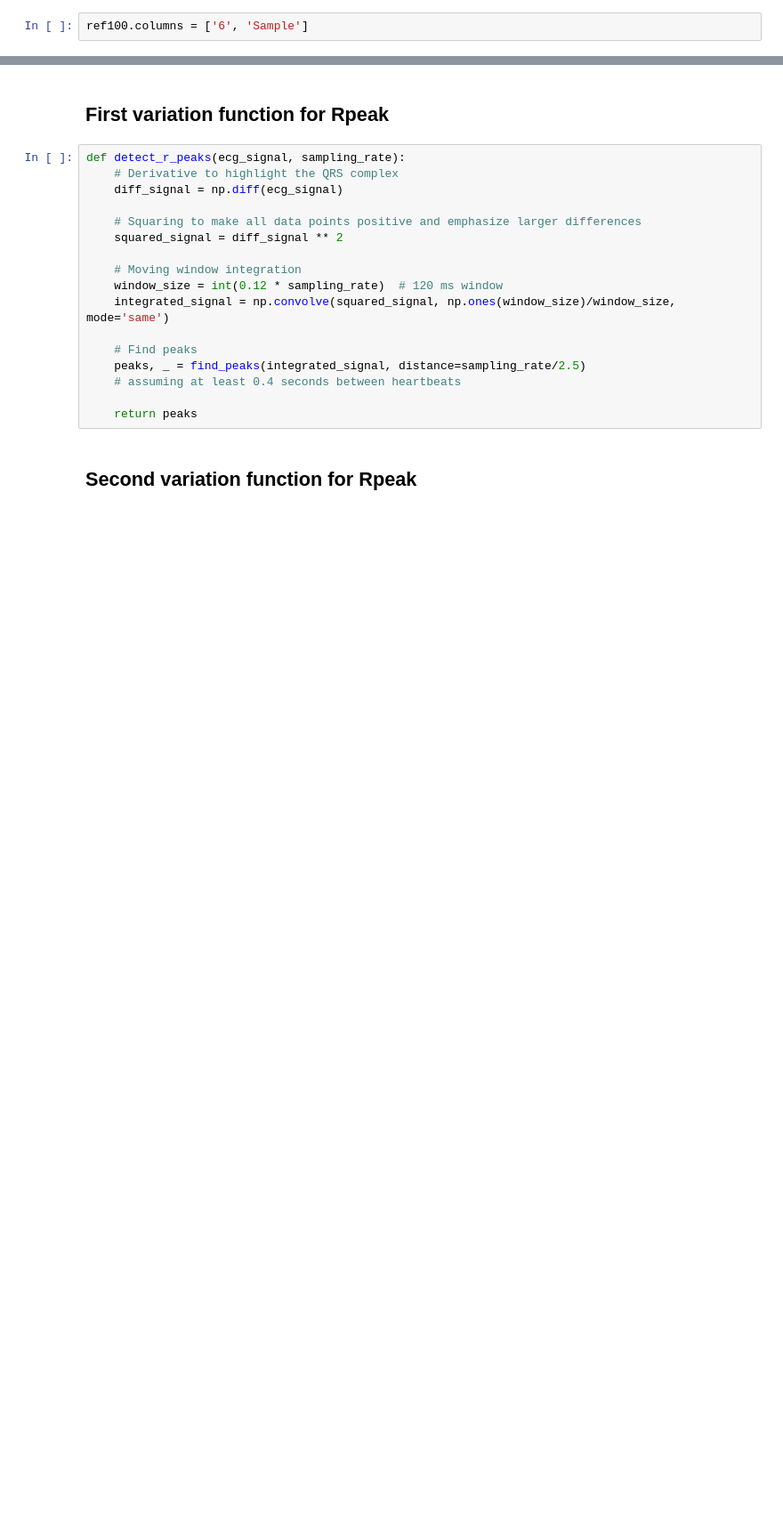
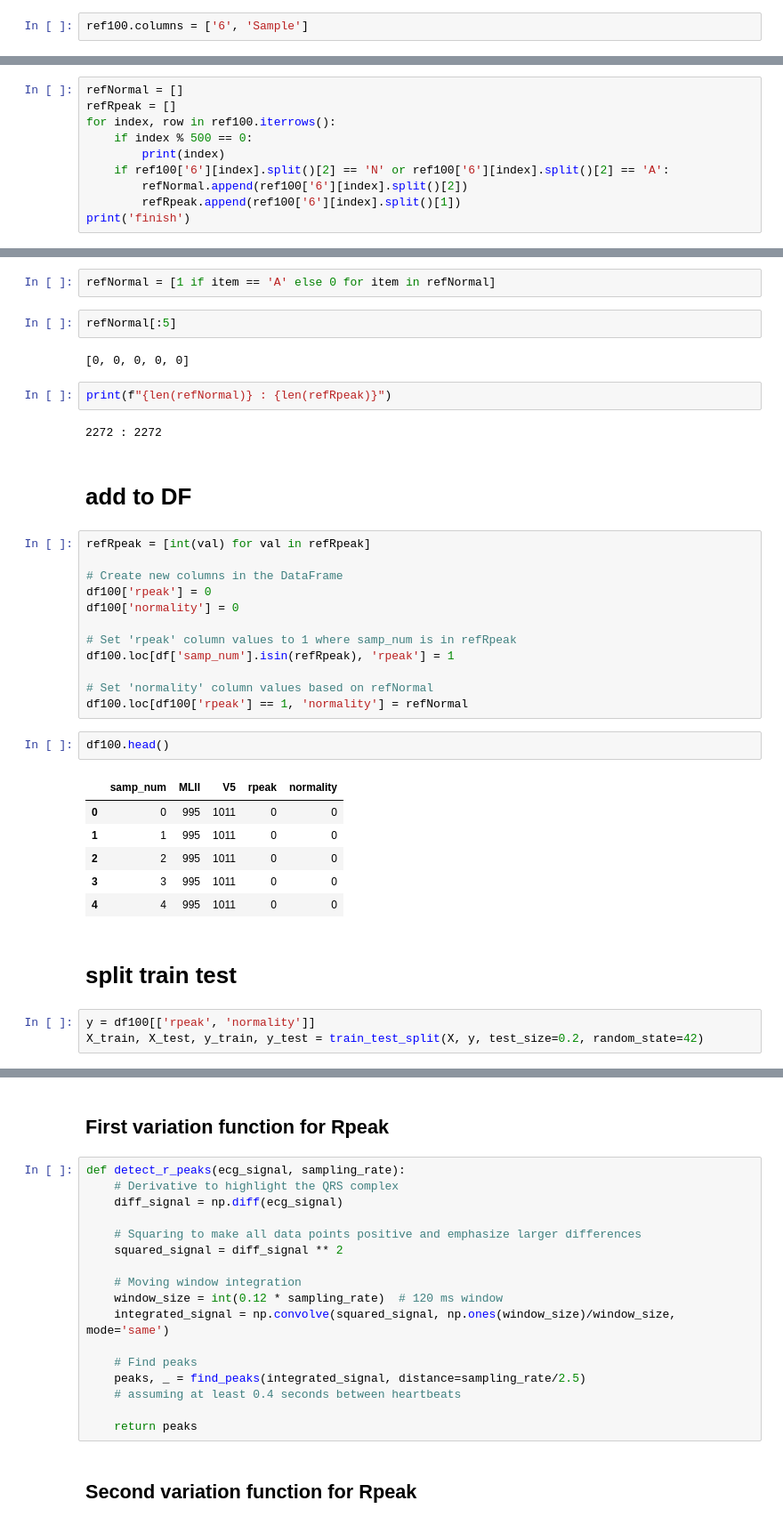
Before and after one commit to kheehing/ECG-project, a Jupyter notebook: ECG.ipynb, the cells around one changed output, grey strips where cells are left out. Shown at 89% size. Drawn from its saved outputs; the diff is of its cells as text; blank space fills up the shorter version.

Commit message:
preparing to train model

```diff
--- a/ECG.ipynb
+++ b/ECG.ipynb
@@ -45,0 +55,10 @@ finish
+# %%
+refNormal = []
+refRpeak = []
+for index, row in ref100.iterrows():
+    if index % 500 == 0:
+        print(index)
+    if ref100['6'][index].split()[2] == 'N' or ref100['6'][index].split()[2] == 'A':
+        refNormal.append(ref100['6'][index].split()[2])
+        refRpeak.append(ref100['6'][index].split()[1])
+print('finish')
@@ -49,0 +82,38 @@ refRpeak[:5]
+# %%
+refNormal = [1 if item == 'A' else 0 for item in refNormal]
+# %%
+refNormal[:5]
+# %% [output]
+[0, 0, 0, 0, 0]
+# %%
+print(f"{len(refNormal)} : {len(refRpeak)}")
+# %% [output]
+2272 : 2272
+# %% [markdown]
+# add to DF
+# %%
+refRpeak = [int(val) for val in refRpeak]
+
+# Create new columns in the DataFrame
+df100['rpeak'] = 0
+df100['normality'] = 0
+
+# Set 'rpeak' column values to 1 where samp_num is in refRpeak
+df100.loc[df['samp_num'].isin(refRpeak), 'rpeak'] = 1
+
+# Set 'normality' column values based on refNormal
+df100.loc[df100['rpeak'] == 1, 'normality'] = refNormal
+# %%
+df100.head()
+# %% [output]
+|  | samp_num | MLII | V5 | rpeak | normality |
+| 0 | 0 | 995 | 1011 | 0 | 0 |
+| 1 | 1 | 995 | 1011 | 0 | 0 |
+| 2 | 2 | 995 | 1011 | 0 | 0 |
+| 3 | 3 | 995 | 1011 | 0 | 0 |
+| 4 | 4 | 995 | 1011 | 0 | 0 |
+# %% [markdown]
+# split train test
+# %%
+y = df100[['rpeak', 'normality']]
+X_train, X_test, y_train, y_test = train_test_split(X, y, test_size=0.2, random_state=42)
```
Also changed, not shown: parts of 15 cells of this notebook, 2 other files.
